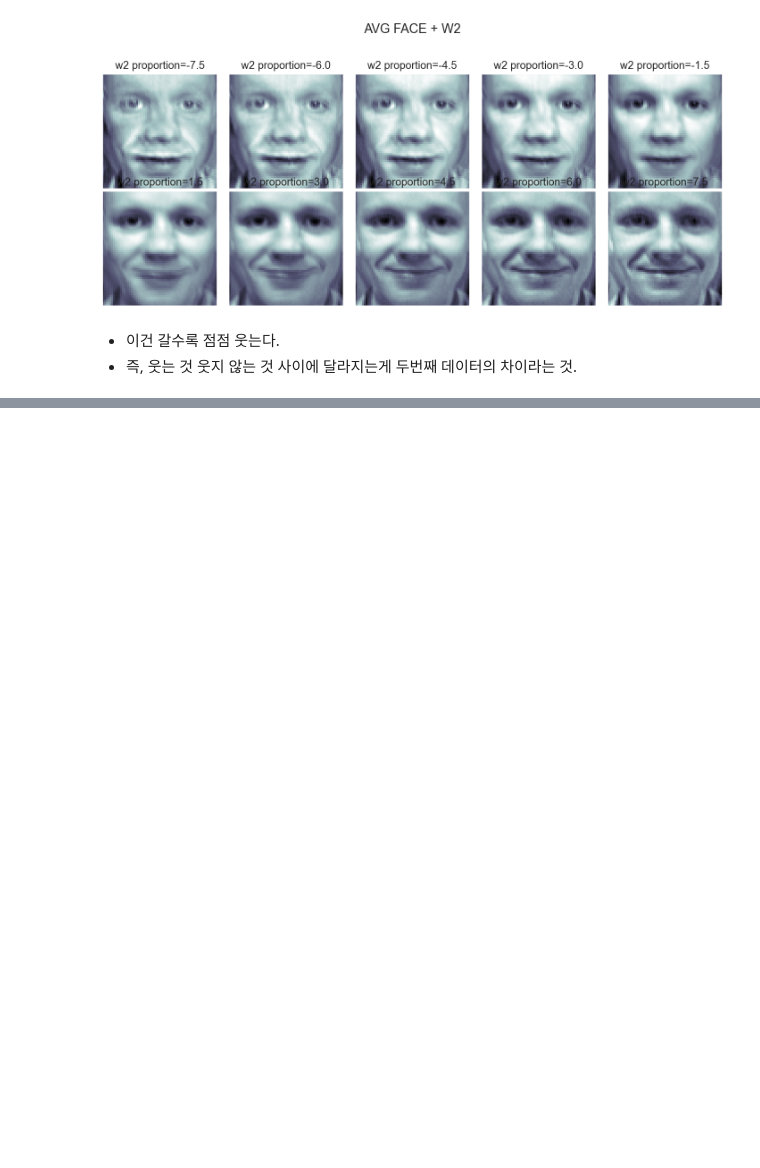
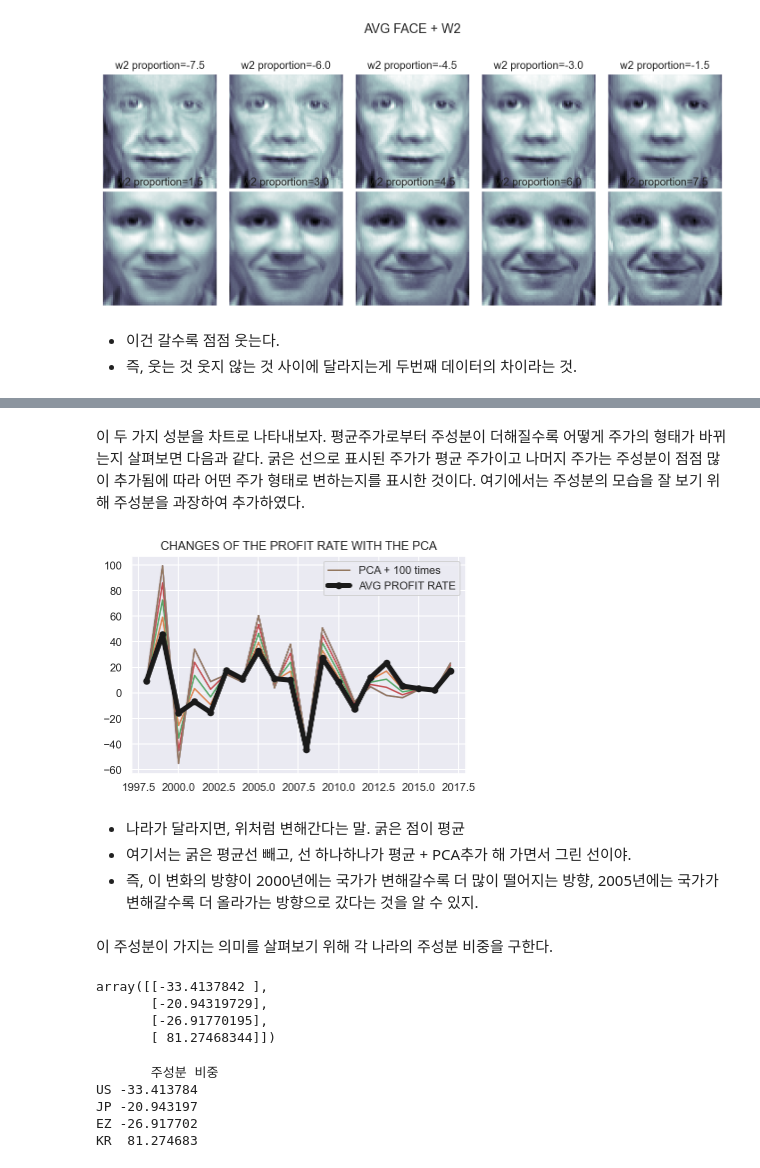
Before and after one commit to saanghyuk/0B-python, a Jupyter notebook: math/P_225_PCA.ipynb, the cells around one changed output, grey strips where cells are left out. Drawn from its saved outputs; the diff is of its cells as text; code cells hidden in the pictures; blank space fills up the shorter version.

```diff
--- a/math/P_225_PCA.ipynb
+++ b/math/P_225_PCA.ipynb
@@ -422,0 +485,38 @@ plt.show()
+# %% [markdown]
+이 두 가지 성분을 차트로 나타내보자. 평균주가로부터 주성분이 더해질수록 어떻게 주가의 형태가 바뀌는지 살펴보면 다음과 같다. 굵은 선으로 표시된 주가가 평균 주가이고 나머지 주가는 주성분이 점점 많이 추가됨에 따라 어떤 주가 형태로 변하는지를 표시한 것이다. 여기에서는 주성분의 모습을 잘 보기 위해 주성분을 과장하여 추가하였다.
+# %%
+xrange = np.linspace(1998, 2017, 20, dtype=int)
+for i in np.linspace(0, 100, 5):
+    plt.plot(xrange, pca2.mean_ + p1 * i)
+plt.plot(xrange, pca2.mean_ + p1 * 100, label="PCA + 100 times")
+plt.plot(xrange, pca2.mean_, "ko-", lw=5, label="AVG PROFIT RATE")
+plt.title("CHANGES OF THE PROFIT RATE WITH THE PCA")
+plt.legend()
+plt.show()
+# %% [output]
+[figure, added]
+# %% [markdown]
+- 나라가 달라지면, 위처럼 변해간다는 말. 굵은 점이 평균
+- 여기서는 굵은 평균선 빼고, 선 하나하나가 평균 + PCA추가 해 가면서 그린 선이야.
+- 즉, 이 변화의 방향이 2000년에는 국가가 변해갈수록 더 많이 떨어지는 방향, 2005년에는 국가가 변해갈수록 더 올라가는 방향으로 갔다는 것을 알 수 있지.
+# %% [markdown]
+이 주성분이 가지는 의미를 살펴보기 위해 각 나라의 주성분 비중을 구한다.
+# %%
+# 1차원으로 차원축소한 벡터를 의미
+X_low
+# %% [output]
+array([[-33.4137842 ],
+       [-20.94319729],
+       [-26.91770195],
+       [ 81.27468344]])
+# %%
+df_w = pd.DataFrame(X_low)
+df_w.index = df.index
+df_w.columns = ["주성분 비중"]
+print(df_w)
+# %% [output]
+       주성분 비중
+US -33.413784
+JP -20.943197
+EZ -26.917702
+KR  81.274683
```
Also changed, not shown: parts of 20 cells of this notebook.
